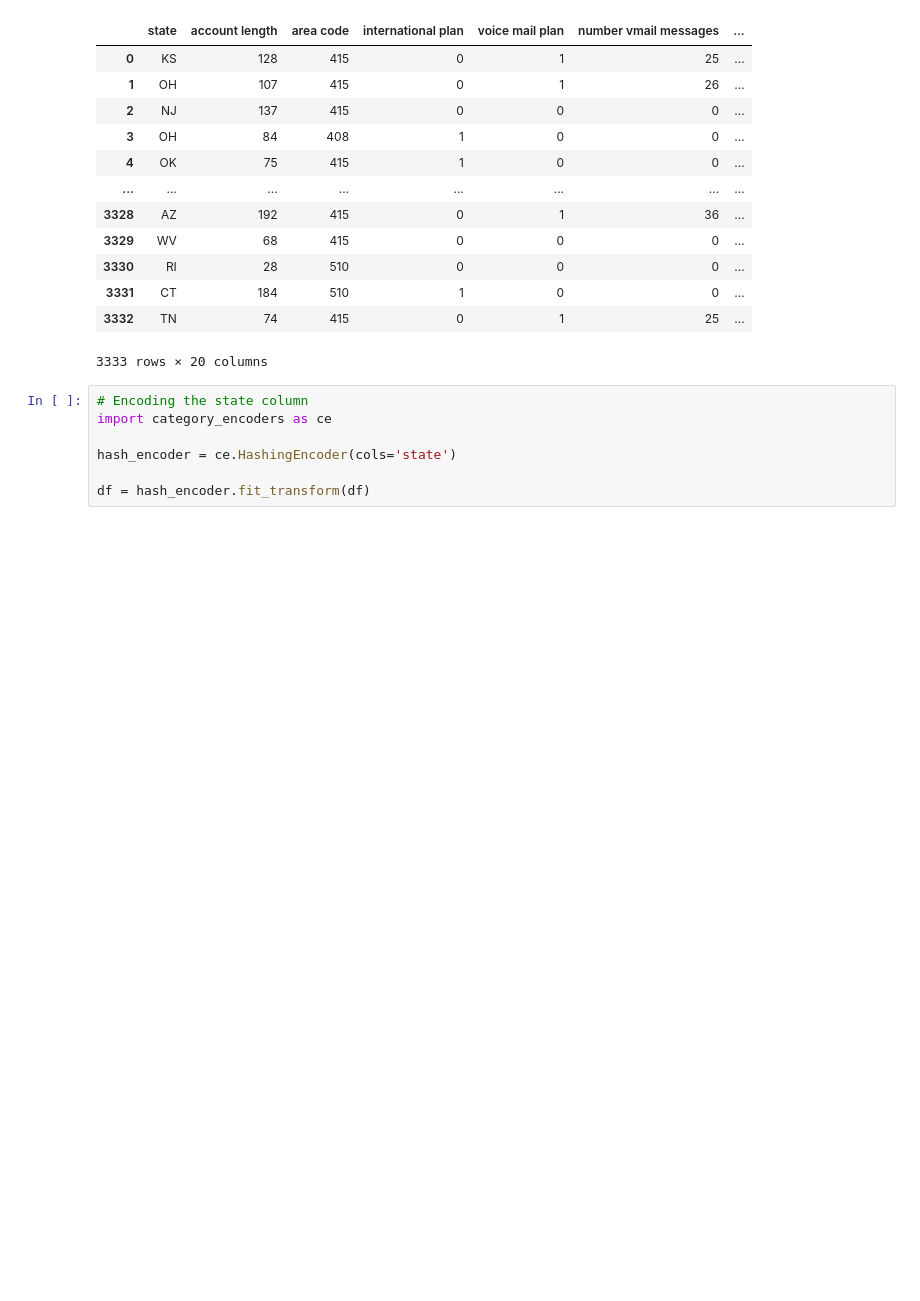
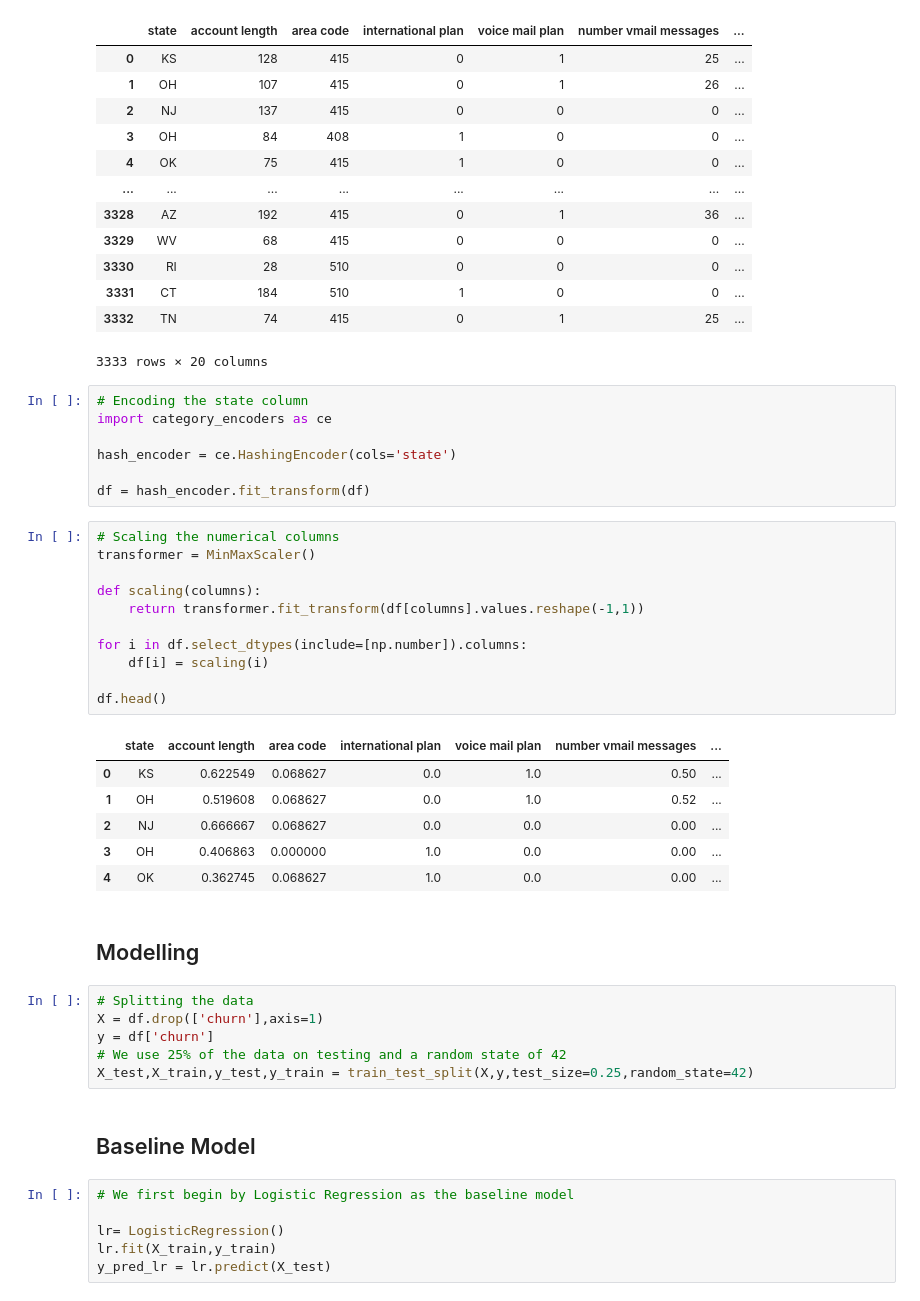
Before and after one commit to Mbachia/Tel-Customer-Churn, a Jupyter notebook: notebook.ipynb, the cells around one changed output. Cells and saved outputs as stored; diff of their text form; blank space fills up the shorter version.

Commit message:
changes in modelling

```diff
--- a/notebook.ipynb
+++ b/notebook.ipynb
@@ -342,3 +344,37 @@ import category_encoders as ce
 hash_encoder = ce.HashingEncoder(cols='state')
 
 df = hash_encoder.fit_transform(df)
+# %%
+# Scaling the numerical columns
+transformer = MinMaxScaler()
+
+def scaling(columns):
+    return transformer.fit_transform(df[columns].values.reshape(-1,1))
+
+for i in df.select_dtypes(include=[np.number]).columns:
+    df[i] = scaling(i)
+
+df.head()
+# %% [output]
+|  | state | account length | area code | international plan | voice mail plan | number vmail messages | ... |
+| 0 | KS | 0.622549 | 0.068627 | 0.0 | 1.0 | 0.50 | ... |
+| 1 | OH | 0.519608 | 0.068627 | 0.0 | 1.0 | 0.52 | ... |
+| 2 | NJ | 0.666667 | 0.068627 | 0.0 | 0.0 | 0.00 | ... |
+| 3 | OH | 0.406863 | 0.000000 | 1.0 | 0.0 | 0.00 | ... |
+| 4 | OK | 0.362745 | 0.068627 | 1.0 | 0.0 | 0.00 | ... |
+# %% [markdown]
+## Modelling
+# %%
+# Splitting the data
+X = df.drop(['churn'],axis=1)
+y = df['churn']
+# We use 25% of the data on testing and a random state of 42
+X_test,X_train,y_test,y_train = train_test_split(X,y,test_size=0.25,random_state=42)
+# %% [markdown]
+## Baseline Model
+# %%
+# We first begin by Logistic Regression as the baseline model
+
+lr= LogisticRegression()
+lr.fit(X_train,y_train)
+y_pred_lr = lr.predict(X_test)
```
Also changed, not shown: parts of 12 cells of this notebook.
